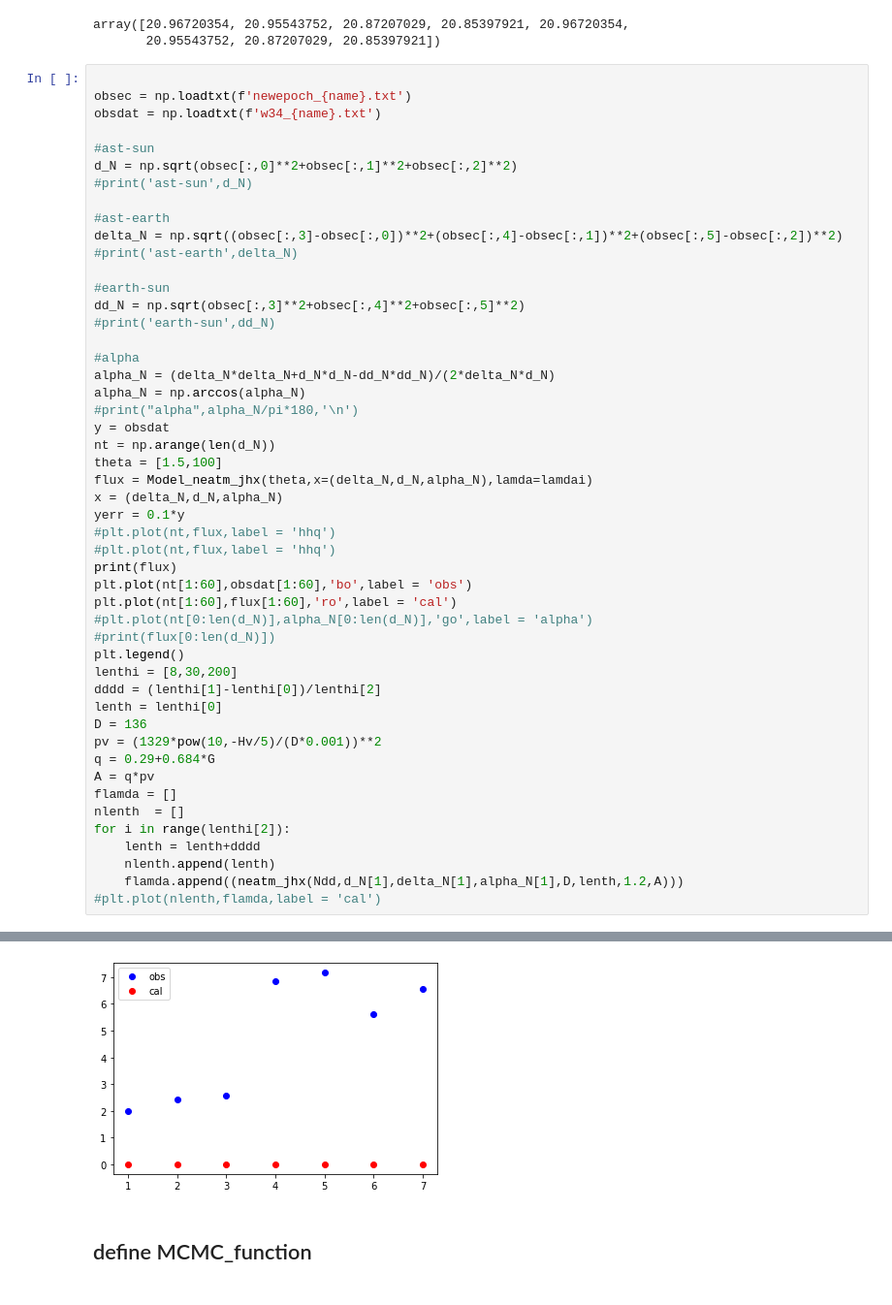
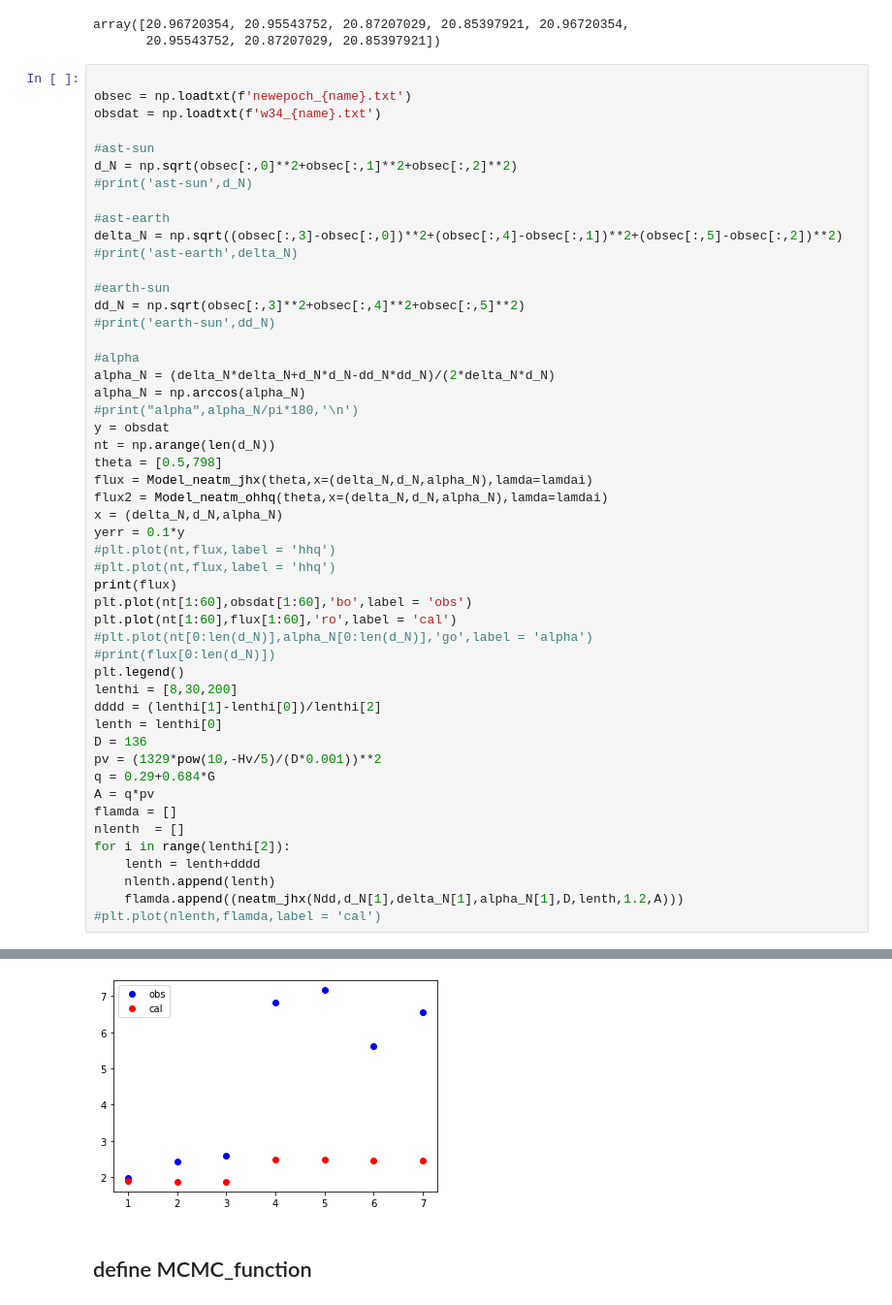
Before and after one commit to AstroHHQ/learngit, a Jupyter notebook: JPLdata/MCMC_Cpp_2010kx7.ipynb, the cells around one changed output, grey strips where cells are left out. Shown at 97% size. Drawn from its saved outputs; the diff is of its cells as text.

```diff
--- a/JPLdata/MCMC_Cpp_2010kx7.ipynb
+++ b/JPLdata/MCMC_Cpp_2010kx7.ipynb
@@ -233,8 +278,9 @@ alpha_N = np.arccos(alpha_N)
 #print("alpha",alpha_N/pi*180,'\n')
 y = obsdat
 nt = np.arange(len(d_N))
-theta = [1.5,100]
+theta = [0.5,798]
 flux = Model_neatm_jhx(theta,x=(delta_N,d_N,alpha_N),lamda=lamdai)
+flux2 = Model_neatm_ohhq(theta,x=(delta_N,d_N,alpha_N),lamda=lamdai)
 x = (delta_N,d_N,alpha_N)
 yerr = 0.1*y
 #plt.plot(nt,flux,label = 'hhq')
@@ -265,4 +325,4 @@ for i in range(lenthi[2]):
-[figure, old version]
+[figure, new version]
 # %% [markdown]
 ## define MCMC_function
 # %%
```
Also changed, not shown: parts of 5 cells of this notebook, 8 other files.
